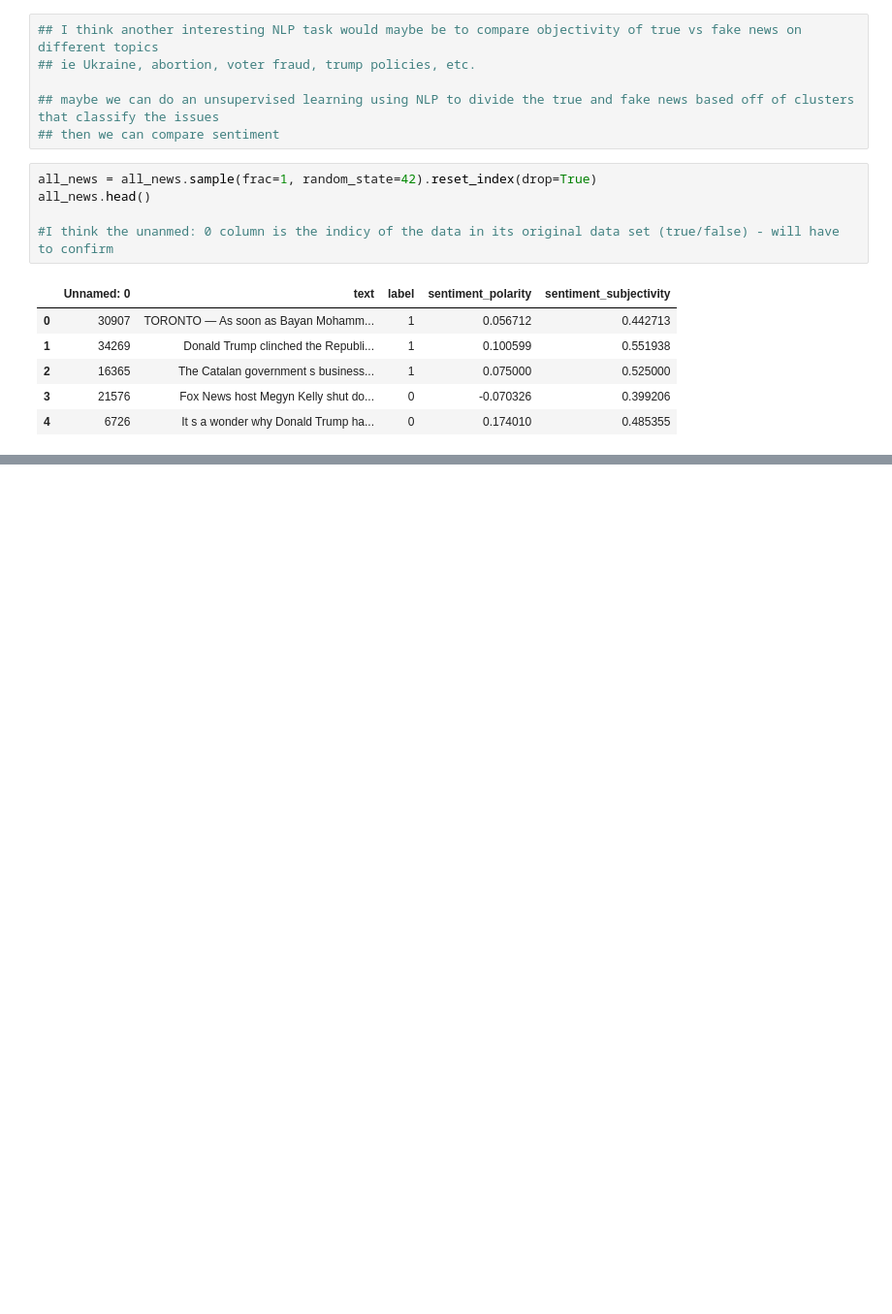
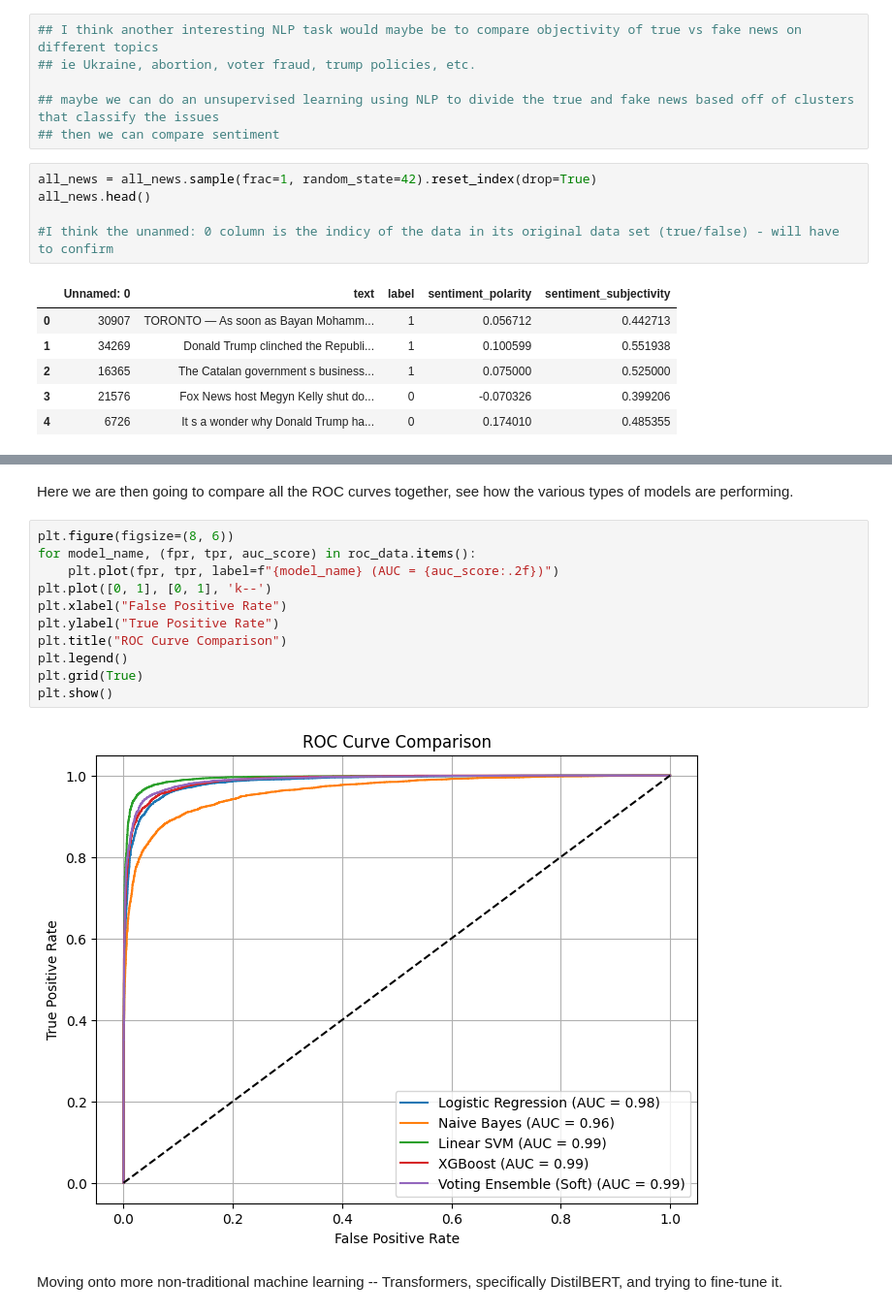
Before and after one commit to vrindapandey/newsDetection, a Jupyter notebook: newsScanner.ipynb, the cells around one changed output, grey strips where cells are left out. Shown: that part at 97% size. Drawn from its saved outputs; the diff is of its cells as text; blank space fills up the shorter version.

```diff
--- a/newsScanner.ipynb
+++ b/newsScanner.ipynb
@@ -394,0 +543,17 @@ all_news.head()
+# %% [markdown]
+Here we are then going to compare all the ROC curves together, see how the various types of models are performing.
+# %%
+plt.figure(figsize=(8, 6))
+for model_name, (fpr, tpr, auc_score) in roc_data.items():
+    plt.plot(fpr, tpr, label=f"{model_name} (AUC = {auc_score:.2f})")
+plt.plot([0, 1], [0, 1], 'k--')
+plt.xlabel("False Positive Rate")
+plt.ylabel("True Positive Rate")
+plt.title("ROC Curve Comparison")
+plt.legend()
+plt.grid(True)
+plt.show()
+# %% [output]
+[figure, added]
+# %% [markdown]
+Moving onto more non-traditional machine learning -- Transformers, specifically DistilBERT, and trying to fine-tune it.
```
Also changed, not shown: parts of 24 cells of this notebook.
